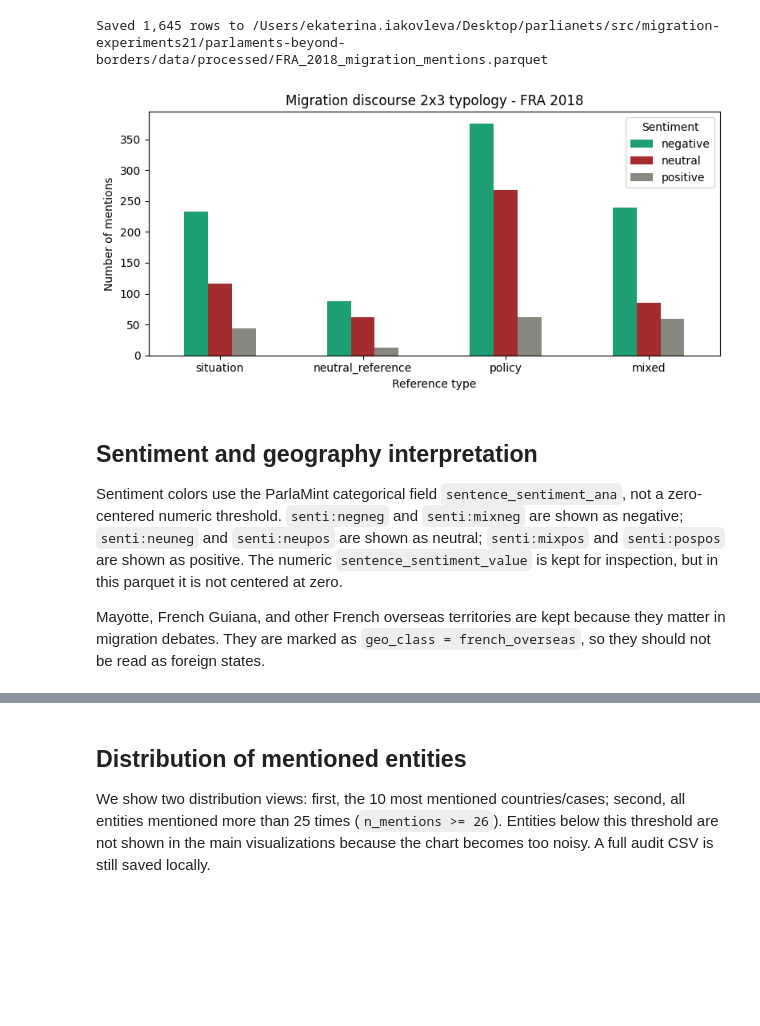
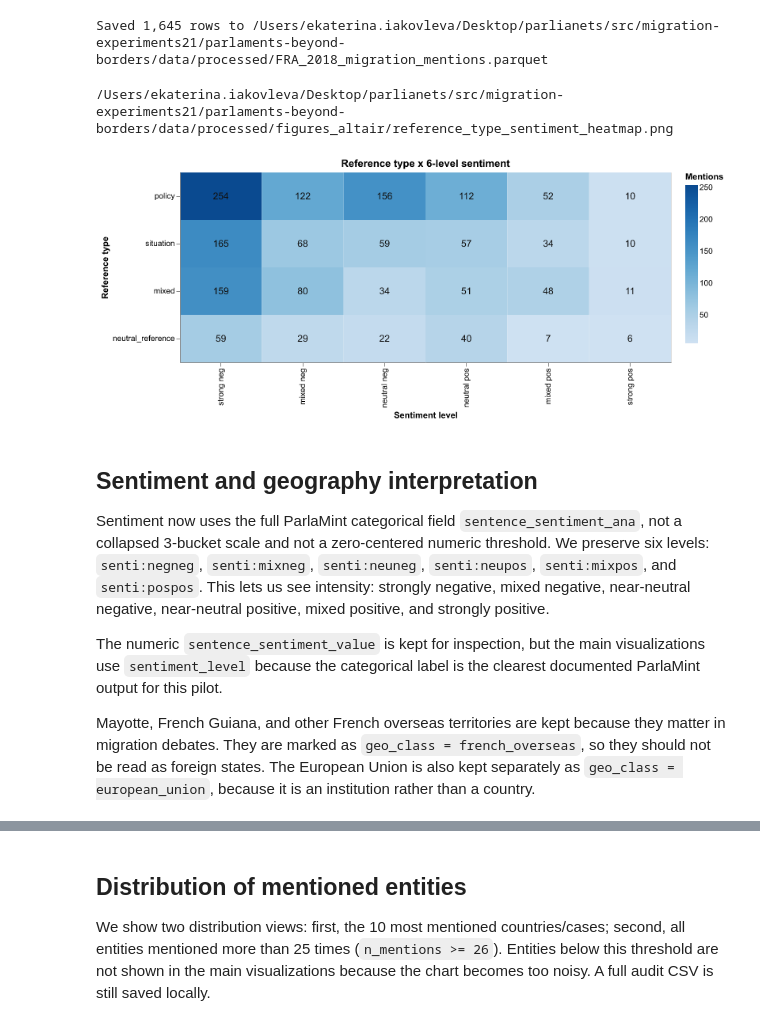
Before and after one commit to yavlenieraket/parliments_migration, a Jupyter notebook: src/migration-experiments21/parlaments-beyond-borders/notebooks/01_fra_2018_pilot.ipynb, the cells around one changed output, grey strips where cells are left out. Drawn from its saved outputs; the diff is of its cells as text; code cells hidden in the pictures; blank space fills up the shorter version.

Commit message:
Use Altair visualizations and six-level sentiment

```diff
--- a/src/migration-experiments21/parlaments-beyond-borders/notebooks/01_fra_2018_pilot.ipynb
+++ b/src/migration-experiments21/parlaments-beyond-borders/notebooks/01_fra_2018_pilot.ipynb
@@ -110,4 +118,5 @@ shape: (10, 4)
 # %%
-matrix = typology.build_2x3_matrix(annotated)
+# Explanation: This is now a 4 x 6 matrix: reference type x ParlaMint sentiment level.
+matrix = typology.build_matrix(annotated)
 matrix
 # %% [output]
@@ -182,26 +191,26 @@ print(f"Saved {annotated.height:,} rows to {out_path}")
 # %% [output]
 Saved 1,645 rows to /Users/ekaterina.iakovleva/Desktop/parlianets/src/migration-experiments21/parlaments-beyond-borders/data/processed/FRA_2018_migration_mentions.parquet
 # %%
-matrix_pd = matrix.to_pandas().set_index("ref_type")
+# Explanation: Save the headline 4 x 6 reference-type x sentiment heatmap as Vega-Altair.
+headline_heatmap_path = visualize.plot_4x6_heatmap(
+    matrix,
+    PROCESSED_DIR / "figures_altair" / "reference_type_sentiment_heatmap.png",
+)
+print(headline_heatmap_path)
 
-fig, ax = plt.subplots(figsize=(8, 4))
-matrix_pd.plot(kind="bar", stacked=False, ax=ax,
-               color=["#1d9e75", "#a32d2d", "#888780"])
-ax.set_title(f"Migration discourse 2x3 typology - {SOURCE_COUNTRY} {SOURCE_YEAR}")
-ax.set_xlabel("Reference type")
-ax.set_ylabel("Number of mentions")
-ax.legend(title="Sentiment")
-plt.xticks(rotation=0)
-plt.tight_layout()
-plt.show()
+# Explanation: Altair always saves an interactive HTML version beside the PNG.
+display(Image(filename=str(headline_heatmap_path)))
 # %% [output]
+/Users/ekaterina.iakovleva/Desktop/parlianets/src/migration-experiments21/parlaments-beyond-borders/data/processed/figures_altair/reference_type_sentiment_heatmap.png
-[figure, old version]
+[figure, new version]
 # %% [markdown]
 ## Sentiment and geography interpretation
 
-Sentiment colors use the ParlaMint categorical field `sentence_sentiment_ana`, not a zero-centered numeric threshold. `senti:negneg` and `senti:mixneg` are shown as negative; `senti:neuneg` and `senti:neupos` are shown as neutral; `senti:mixpos` and `senti:pospos` are shown as positive. The numeric `sentence_sentiment_value` is kept for inspection, but in this parquet it is not centered at zero.
+Sentiment now uses the full ParlaMint categorical field `sentence_sentiment_ana`, not a collapsed 3-bucket scale and not a zero-centered numeric threshold. We preserve six levels: `senti:negneg`, `senti:mixneg`, `senti:neuneg`, `senti:neupos`, `senti:mixpos`, and `senti:pospos`. This lets us see intensity: strongly negative, mixed negative, near-neutral negative, near-neutral positive, mixed positive, and strongly positive.
 
-Mayotte, French Guiana, and other French overseas territories are kept because they matter in migration debates. They are marked as `geo_class = french_overseas`, so they should not be read as foreign states.
+The numeric `sentence_sentiment_value` is kept for inspection, but the main visualizations use `sentiment_level` because the categorical label is the clearest documented ParlaMint output for this pilot.
+
+Mayotte, French Guiana, and other French overseas territories are kept because they matter in migration debates. They are marked as `geo_class = french_overseas`, so they should not be read as foreign states. The European Union is also kept separately as `geo_class = european_union`, because it is an institution rather than a country.
 # %% [markdown]
 ## explanation for the visualizations
 
```
Also changed, not shown: parts of 12 cells of this notebook, 5 other files.
